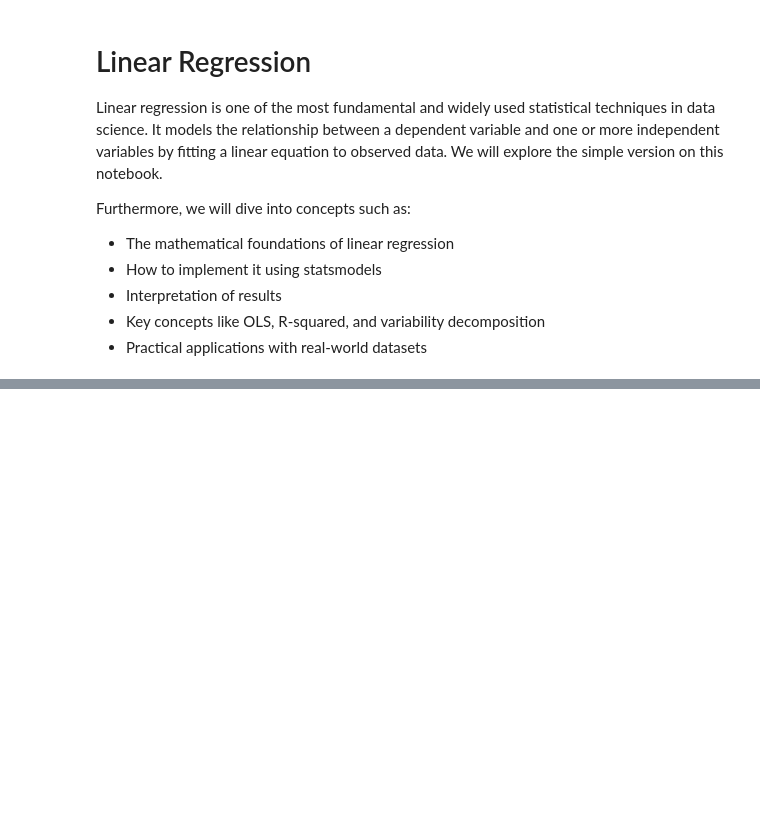
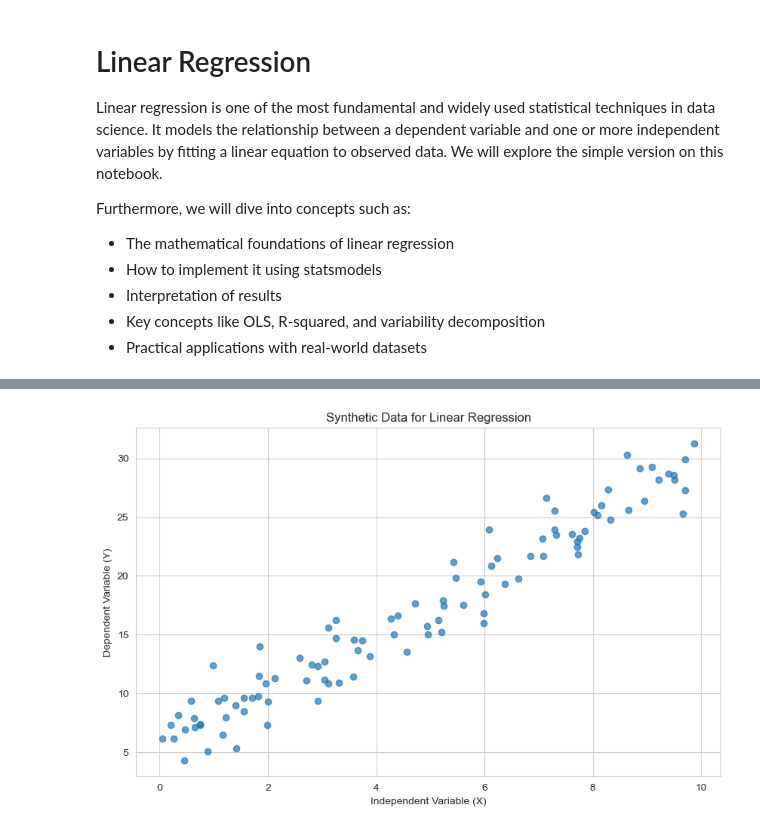
Before and after one commit to H0wl3r2001/DataScientist_AdvancedStatisticalMethods, a Jupyter notebook: LinearRegression.ipynb, the cells around one changed output, grey strips where cells are left out. Cells and saved outputs as stored; diff of their text form; code cells hidden in the pictures; blank space fills up the shorter version.

```diff
--- a/LinearRegression.ipynb
+++ b/LinearRegression.ipynb
@@ -29,0 +42,20 @@ from statsmodels.stats.outliers_influence import variance_inflation_factor
+# %%
+# Set style for plots
+sns.set_style('whitegrid')
+plt.rcParams['figure.figsize'] = (10, 6)
+
+# Generate some synthetic data
+np.random.seed(42)
+X = np.random.rand(100) * 10
+true_slope = 2.5
+true_intercept = 5
+Y = true_intercept + true_slope * X + np.random.normal(0, 2, 100)
+
+# Plot the data
+plt.scatter(X, Y, alpha=0.7)
+plt.xlabel('Independent Variable (X)')
+plt.ylabel('Dependent Variable (Y)')
+plt.title('Synthetic Data for Linear Regression')
+plt.show()
+# %% [output]
+[figure, added]
```
Also changed, not shown: parts of 4 cells of this notebook.
